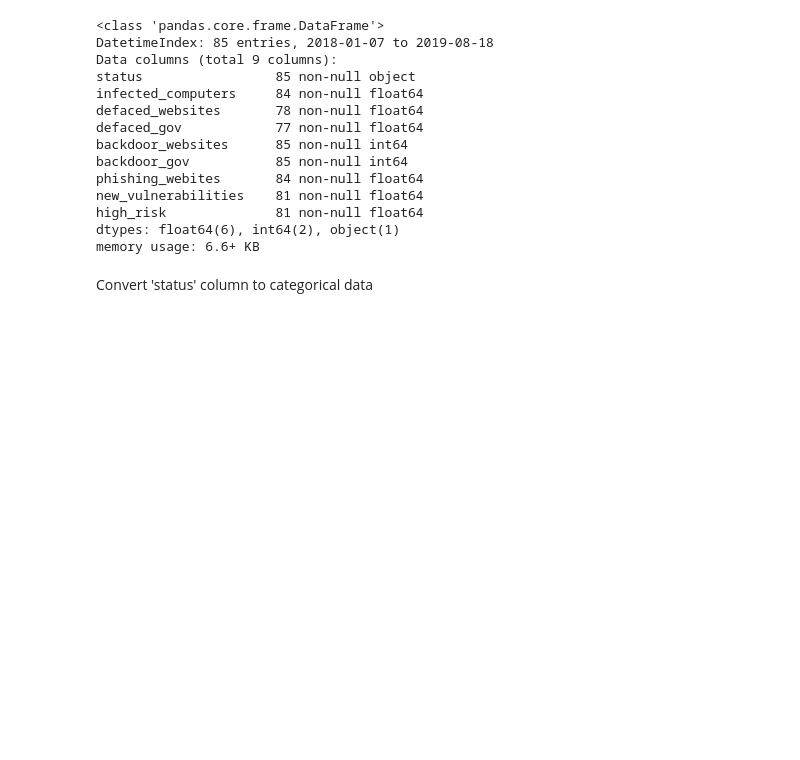
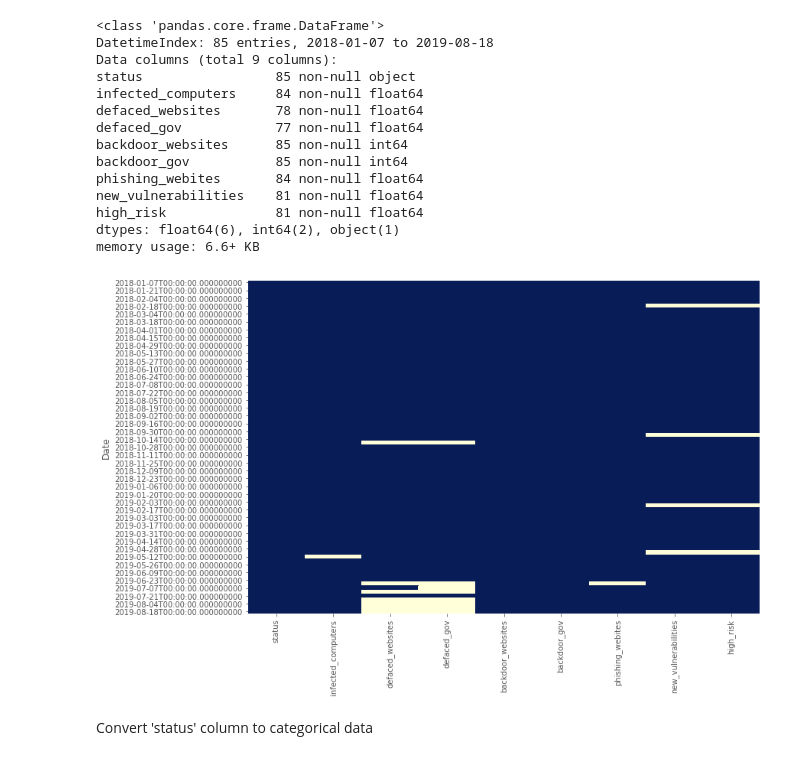
Before and after one commit to simprism/china_cyber, a Jupyter notebook: china_cyber.ipynb, the cells around one changed output. Drawn from its saved outputs; the diff is of its cells as text; code cells hidden in the pictures; blank space fills up the shorter version.

```diff
--- a/china_cyber.ipynb
+++ b/china_cyber.ipynb
@@ -60,6 +60,10 @@ new_vulnerabilities    81 non-null float64
 high_risk              81 non-null float64
 dtypes: float64(6), int64(2), object(1)
 memory usage: 6.6+ KB
+# %%
+_ = sns.heatmap(df_cyber.isnull(), cmap="YlGnBu_r", cbar=False)
+# %% [output]
+[figure, added]
 # %% [markdown]
 Convert 'status' column to categorical data
 # %%
```
Also changed, not shown: parts of 1 cell of this notebook.
